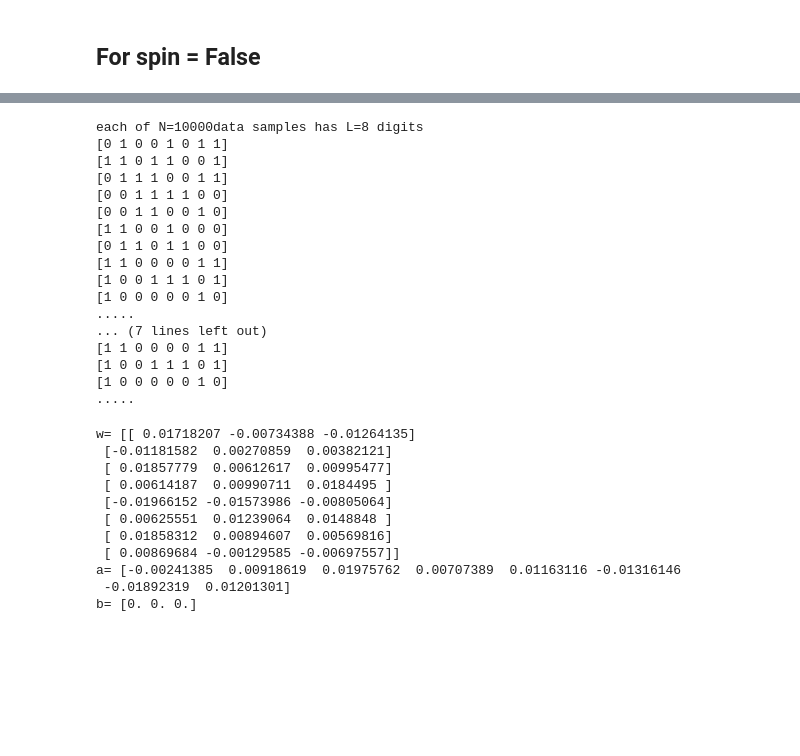
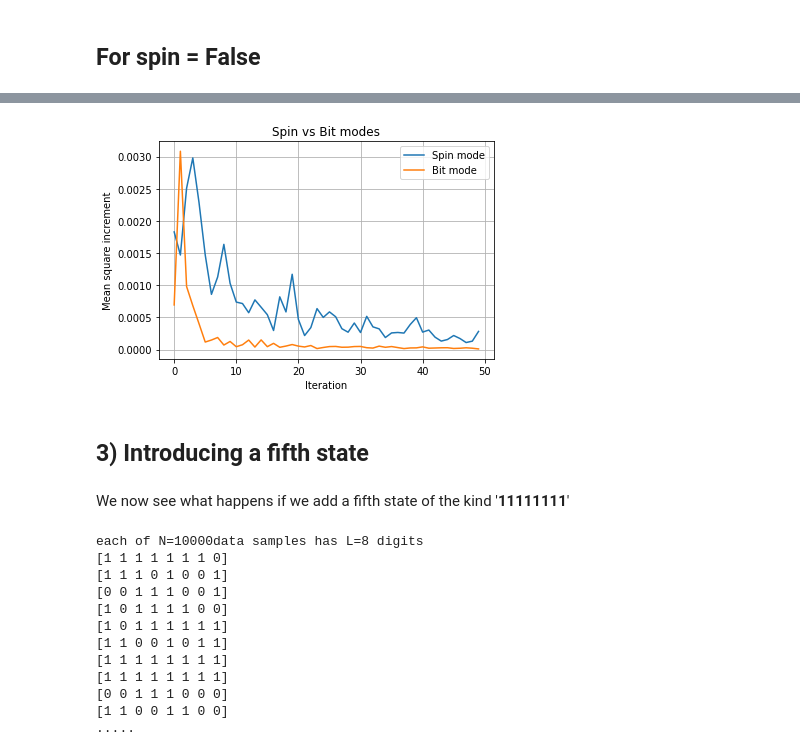
Before and after one commit to giuliacampesan/UniversityAssignments, a Jupyter notebook: 05_week/LoCPdown_week05.ipynb, the cells around one changed output, grey strips where cells are left out. Cells and saved outputs as stored; diff of their text form; code cells hidden in the pictures; blank space fills up the shorter version.

```diff
--- a/05_week/LoCPdown_week05.ipynb
+++ b/05_week/LoCPdown_week05.ipynb
@@ -317,7 +446,23 @@ plt.show()
+# %%
+plt.plot(np.arange(nepoch),weights_spin, label = "Spin mode")
+plt.plot(np.arange(nepoch),weights_bit, label = "Bit mode")
+plt.xlabel('Iteration')
+plt.ylabel('Mean square increment')
+plt.title('Spin vs Bit modes')
+plt.grid()
+plt.legend()
+
+plt.show()
+# %% [output]
+[figure, added]
+# %% [markdown]
+## 3) Introducing a fifth state
+# %% [markdown]
+We now see what happens if we add a fifth state of the kind '**11111111**'
 # %%
-q=0.1
+q = 0.1
 
-fname='DATA/dataRBM_q'+str(q)+'.csv'
+fname='DATA/dataRBM_q'+str(q)+'_seq4.csv'
 v = np.loadtxt(fname, delimiter=',', dtype=int)
 N=len(v)
 L=len(v[0])
@@ -328,8 +473,6 @@ for n in range(10):
 
 print('.....')
 
-
-SPINS = False
 if SPINS:
     vmin = -1
     GAP = 2
@@ -340,50 +483,28 @@ else:
 
 #store initial values before shuffling
 v0 = np.copy(v)
-
-for n in range(10):
-    print(v[n])
-
-print('.....')
 # %% [output]
 each of N=10000data samples has L=8 digits
-[0 1 0 0 1 0 1 1]
-[1 1 0 1 1 0 0 1]
-[0 1 1 1 0 0 1 1]
-[0 0 1 1 1 1 0 0]
-[0 0 1 1 0 0 1 0]
-[1 1 0 0 1 0 0 0]
-[0 1 1 0 1 1 0 0]
-[1 1 0 0 0 0 1 1]
-[1 0 0 1 1 1 0 1]
-[1 0 0 0 0 0 1 0]
+[1 1 1 1 1 1 1 0]
+[1 1 1 0 1 0 0 1]
+[0 0 1 1 1 0 0 1]
+[1 0 1 1 1 1 0 0]
+[1 0 1 1 1 1 1 1]
+[1 1 0 0 1 0 1 1]
+[1 1 1 1 1 1 1 1]
+[1 1 1 1 1 1 1 1]
+[0 0 1 1 1 0 0 0]
+[1 1 0 0 1 1 0 0]
 .....
-... (7 lines left out)
-[1 1 0 0 0 0 1 1]
-[1 0 0 1 1 1 0 1]
-[1 0 0 0 0 0 1 0]
-.....
 # %%
-# n hidden units
+#we construct here our RBM initializing randomly the weights
+
+#number of hidden units
 M = 3
+
 sigma = np.sqrt(4. / float(N+M))
-np.random.seed(12345)
+
 w = sigma * (2*np.random.rand(L, M) - 1) #from -sigma to sigma
 a = sigma * (2*np.random.rand(L) - 1)
 b = np.zeros(M)
-print('w=',w)
-print('a=',a)
-print('b=',b)
-# %% [output]
-w= [[ 0.01718207 -0.00734388 -0.01264135]
- [-0.01181582  0.00270859  0.00382121]
- [ 0.01857779  0.00612617  0.00995477]
- [ 0.00614187  0.00990711  0.0184495 ]
- [-0.01966152 -0.01573986 -0.00805064]
- [ 0.00625551  0.01239064  0.0148848 ]
- [ 0.01858312  0.00894607  0.00569816]
- [ 0.00869684 -0.00129585 -0.00697557]]
-a= [-0.00241385  0.00918619  0.01975762  0.00707389  0.01163116 -0.01316146
- -0.01892319  0.01201301]
-b= [0. 0. 0.]
 # %%
```
Also changed, not shown: parts of 30 cells of this notebook.
